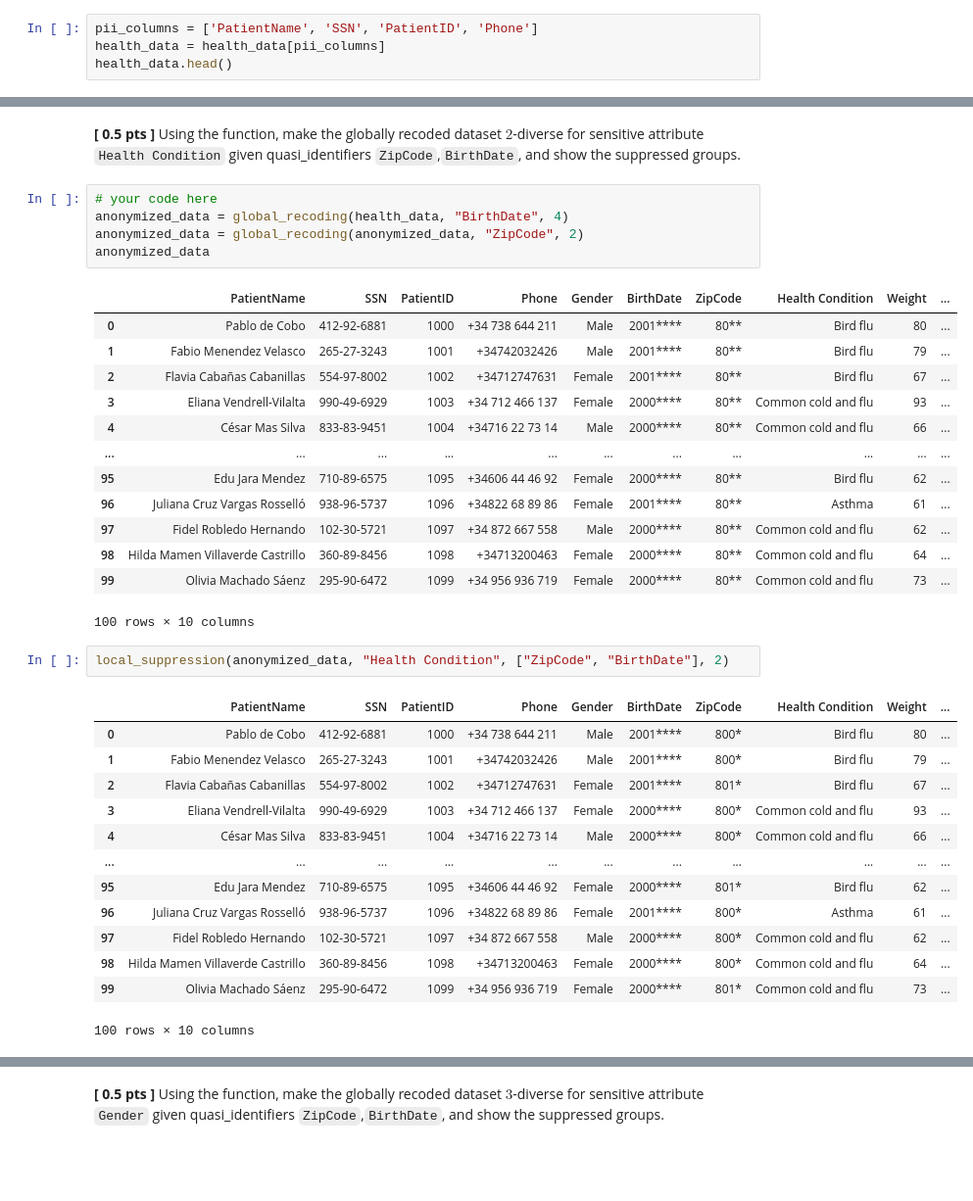
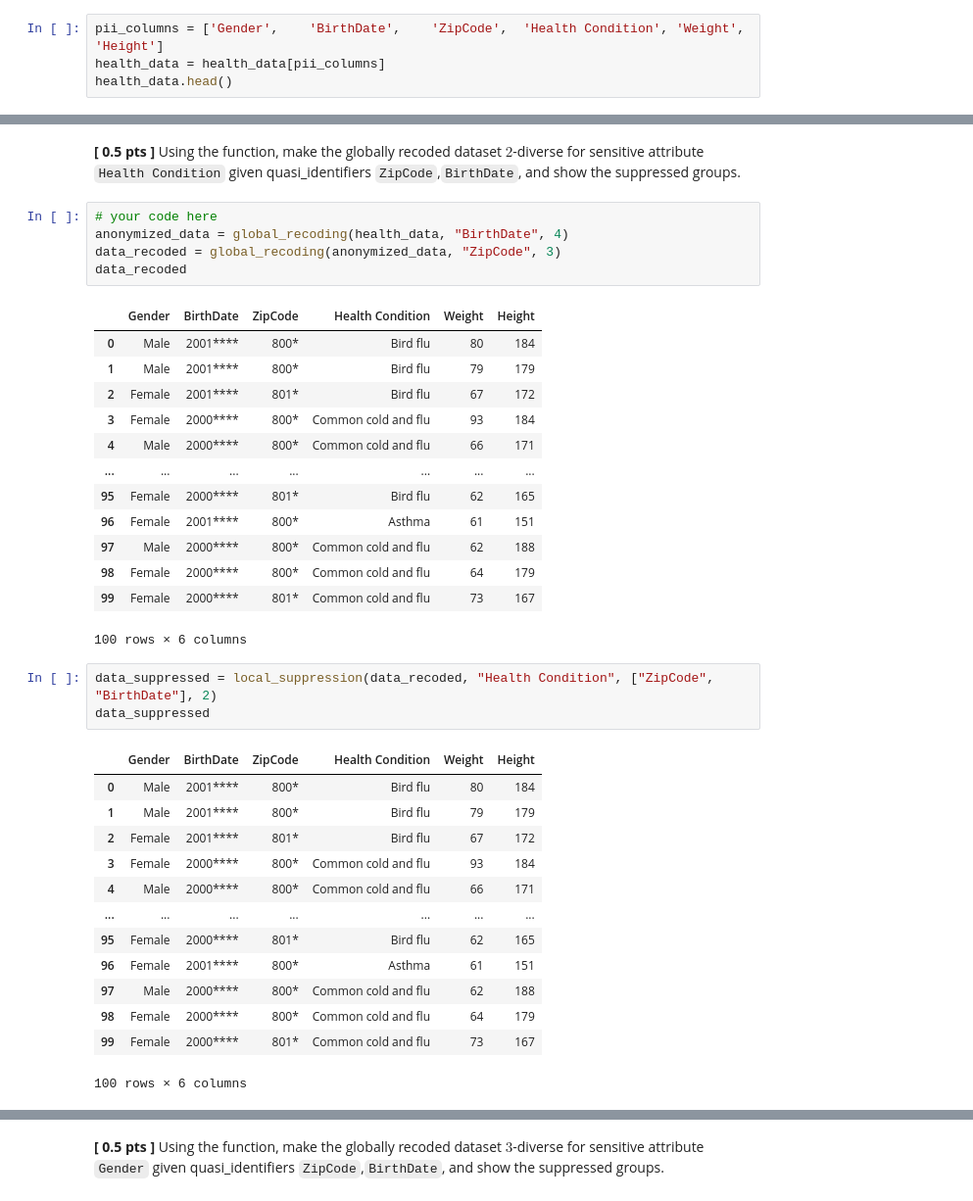
Before and after one commit to ferolaa/FATE, a Jupyter notebook: Lab I - Data Anonymization/Notebook/L1_Data_Anonymization.ipynb, the cells around one changed output, grey strips where cells are left out. Shown at 98% size. Saved outputs shown, nothing was run; the diff lists cells and outputs as text; blank space fills up the shorter version.

```diff
--- a/Lab I - Data Anonymization/Notebook/L1_Data_Anonymization.ipynb
+++ b/Lab I - Data Anonymization/Notebook/L1_Data_Anonymization.ipynb
@@ -78,7 +81,7 @@ SSN
 **[ Discuss ]** Why do we remove/supress them?
 We want to remove or supress them to protect the privacy of people involved and not to risk re-indetification. Another reason of removing them would be because of the minimisation principle.
 # %%
-pii_columns = ['PatientName', 'SSN', 'PatientID', 'Phone']
+pii_columns = ['Gender',	'BirthDate',	'ZipCode',	'Health Condition',	'Weight',	'Height']
 health_data = health_data[pii_columns]
 health_data.head()
 # %% [output]
@@ -420,35 +500,36 @@ def local_suppression(data, sensitive, quasi_identifiers, l):
 # %%
 # your code here
 anonymized_data = global_recoding(health_data, "BirthDate", 4)
-anonymized_data = global_recoding(anonymized_data, "ZipCode", 2)
-anonymized_data
+data_recoded = global_recoding(anonymized_data, "ZipCode", 3)
+data_recoded
 # %% [output]
-|  | PatientName | SSN | PatientID | Phone | Gender | BirthDate | ZipCode | Health Condition | Weight | ... |
-| 0 | Pablo de Cobo | 412-92-6881 | 1000 | +34 738 644 211 | Male | 2001**** | 80** | Bird flu | 80 | ... |
-| 1 | Fabio Menendez Velasco | 265-27-3243 | 1001 | +34742032426 | Male | 2001**** | 80** | Bird flu | 79 | ... |
-| 2 | Flavia Cabañas Cabanillas | 554-97-8002 | 1002 | +34712747631 | Female | 2001**** | 80** | Bird flu | 67 | ... |
-| 3 | Eliana Vendrell-Vilalta | 990-49-6929 | 1003 | +34 712 466 137 | Female | 2000**** | 80** | Common cold and flu | 93 | ... |
-| 4 | César Mas Silva | 833-83-9451 | 1004 | +34716 22 73 14 | Male | 2000**** | 80** | Common cold and flu | 66 | ... |
-| ... | ... | ... | ... | ... | ... | ... | ... | ... | ... | ... |
-| 95 | Edu Jara Mendez | 710-89-6575 | 1095 | +34606 44 46 92 | Female | 2000**** | 80** | Bird flu | 62 | ... |
-| 96 | Juliana Cruz Vargas Rosselló | 938-96-5737 | 1096 | +34822 68 89 86 | Female | 2001**** | 80** | Asthma | 61 | ... |
-| 97 | Fidel Robledo Hernando | 102-30-5721 | 1097 | +34 872 667 558 | Male | 2000**** | 80** | Common cold and flu | 62 | ... |
-| 98 | Hilda Mamen Villaverde Castrillo | 360-89-8456 | 1098 | +34713200463 | Female | 2000**** | 80** | Common cold and flu | 64 | ... |
-| 99 | Olivia Machado Sáenz | 295-90-6472 | 1099 | +34 956 936 719 | Female | 2000**** | 80** | Common cold and flu | 73 | ... |
+|  | Gender | BirthDate | ZipCode | Health Condition | Weight | Height |
+| 0 | Male | 2001**** | 800* | Bird flu | 80 | 184 |
+| 1 | Male | 2001**** | 800* | Bird flu | 79 | 179 |
+| 2 | Female | 2001**** | 801* | Bird flu | 67 | 172 |
+| 3 | Female | 2000**** | 800* | Common cold and flu | 93 | 184 |
+| 4 | Male | 2000**** | 800* | Common cold and flu | 66 | 171 |
+| ... | ... | ... | ... | ... | ... | ... |
+| 95 | Female | 2000**** | 801* | Bird flu | 62 | 165 |
+| 96 | Female | 2001**** | 800* | Asthma | 61 | 151 |
+| 97 | Male | 2000**** | 800* | Common cold and flu | 62 | 188 |
+| 98 | Female | 2000**** | 800* | Common cold and flu | 64 | 179 |
+| 99 | Female | 2000**** | 801* | Common cold and flu | 73 | 167 |
-100 rows × 10 columns
+100 rows × 6 columns
 # %%
-local_suppression(anonymized_data, "Health Condition", ["ZipCode", "BirthDate"], 2)
+data_suppressed = local_suppression(data_recoded, "Health Condition", ["ZipCode", "BirthDate"], 2)
+data_suppressed
 # %% [output]
-|  | PatientName | SSN | PatientID | Phone | Gender | BirthDate | ZipCode | Health Condition | Weight | ... |
-| 0 | Pablo de Cobo | 412-92-6881 | 1000 | +34 738 644 211 | Male | 2001**** | 800* | Bird flu | 80 | ... |
-| 1 | Fabio Menendez Velasco | 265-27-3243 | 1001 | +34742032426 | Male | 2001**** | 800* | Bird flu | 79 | ... |
-| 2 | Flavia Cabañas Cabanillas | 554-97-8002 | 1002 | +34712747631 | Female | 2001**** | 801* | Bird flu | 67 | ... |
-| 3 | Eliana Vendrell-Vilalta | 990-49-6929 | 1003 | +34 712 466 137 | Female | 2000**** | 800* | Common cold and flu | 93 | ... |
-| 4 | César Mas Silva | 833-83-9451 | 1004 | +34716 22 73 14 | Male | 2000**** | 800* | Common cold and flu | 66 | ... |
-| ... | ... | ... | ... | ... | ... | ... | ... | ... | ... | ... |
-| 95 | Edu Jara Mendez | 710-89-6575 | 1095 | +34606 44 46 92 | Female | 2000**** | 801* | Bird flu | 62 | ... |
-| 96 | Juliana Cruz Vargas Rosselló | 938-96-5737 | 1096 | +34822 68 89 86 | Female | 2001**** | 800* | Asthma | 61 | ... |
-| 97 | Fidel Robledo Hernando | 102-30-5721 | 1097 | +34 872 667 558 | Male | 2000**** | 800* | Common cold and flu | 62 | ... |
-| 98 | Hilda Mamen Villaverde Castrillo | 360-89-8456 | 1098 | +34713200463 | Female | 2000**** | 800* | Common cold and flu | 64 | ... |
-| 99 | Olivia Machado Sáenz | 295-90-6472 | 1099 | +34 956 936 719 | Female | 2000**** | 801* | Common cold and flu | 73 | ... |
+|  | Gender | BirthDate | ZipCode | Health Condition | Weight | Height |
+| 0 | Male | 2001**** | 800* | Bird flu | 80 | 184 |
+| 1 | Male | 2001**** | 800* | Bird flu | 79 | 179 |
+| 2 | Female | 2001**** | 801* | Bird flu | 67 | 172 |
+| 3 | Female | 2000**** | 800* | Common cold and flu | 93 | 184 |
+| 4 | Male | 2000**** | 800* | Common cold and flu | 66 | 171 |
+| ... | ... | ... | ... | ... | ... | ... |
+| 95 | Female | 2000**** | 801* | Bird flu | 62 | 165 |
+| 96 | Female | 2001**** | 800* | Asthma | 61 | 151 |
+| 97 | Male | 2000**** | 800* | Common cold and flu | 62 | 188 |
+| 98 | Female | 2000**** | 800* | Common cold and flu | 64 | 179 |
+| 99 | Female | 2000**** | 801* | Common cold and flu | 73 | 167 |
-100 rows × 10 columns
+100 rows × 6 columns
```
Also changed, not shown: parts of 12 cells of this notebook.
